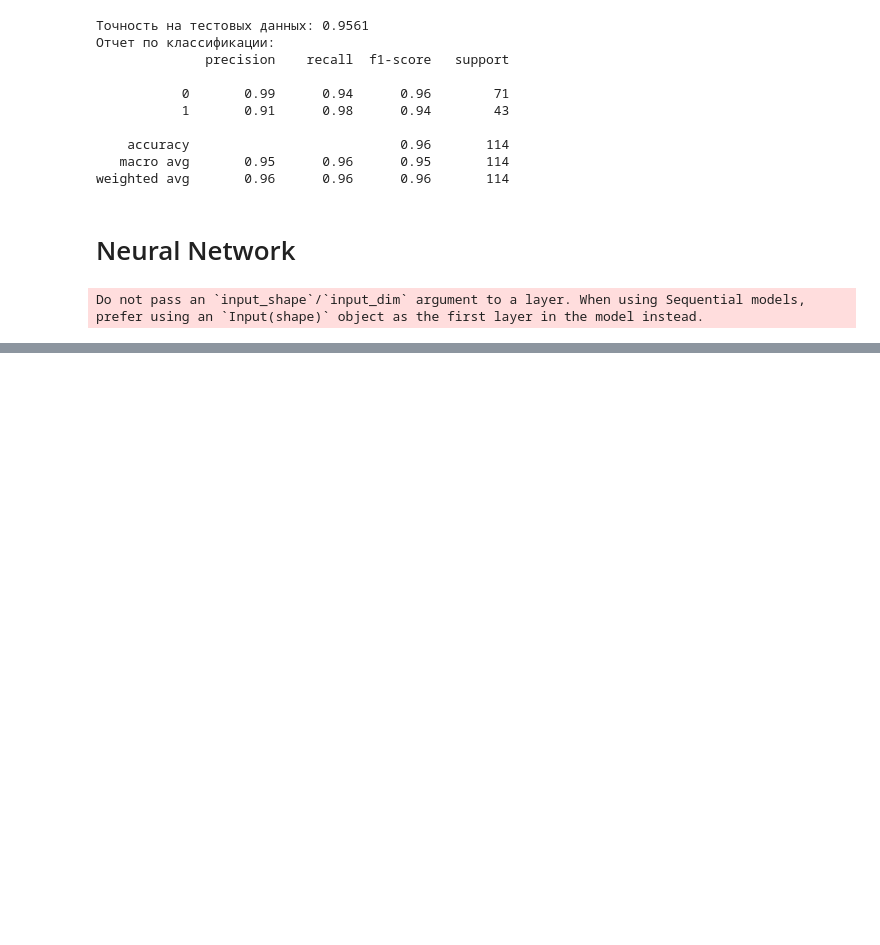
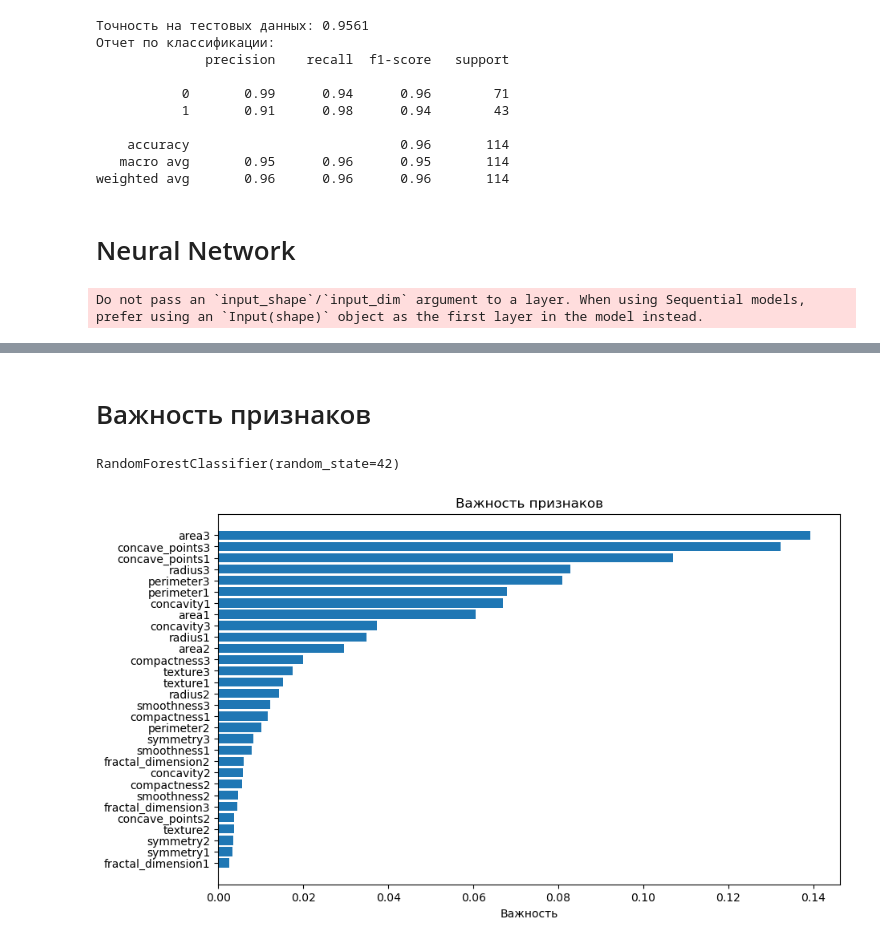
Before and after one commit to VinogradovAI/breast_cancer_prediction, a Jupyter notebook: notebooks/personal_notebooks/EDA_Ryzhov_LOG.ipynb, the cells around one changed output, grey strips where cells are left out. Drawn from its saved outputs; the diff is of its cells as text; code cells hidden in the pictures; blank space fills up the shorter version.

```diff
--- a/notebooks/personal_notebooks/EDA_Ryzhov_LOG.ipynb
+++ b/notebooks/personal_notebooks/EDA_Ryzhov_LOG.ipynb
@@ -784,0 +862,22 @@ plt.show()
+# %% [markdown]
+# Важность признаков
+# %%
+model = RandomForestClassifier(n_estimators=100, random_state=42)
+model.fit(X, y)
+# %% [output]
+RandomForestClassifier(random_state=42)
+# %%
+importances = model.feature_importances_
+feature_names = X.columns
+
+# Сортировка признаков по важности
+indices = np.argsort(importances)
+
+plt.figure(figsize=(10, 6))
+plt.title('Важность признаков')
+plt.barh(range(len(indices)), importances[indices], align='center')
+plt.yticks(range(len(indices)), [feature_names[i] for i in indices])
+plt.xlabel('Важность')
+plt.show()
+# %% [output]
+[figure, added]
```
Also changed, not shown: parts of 11 cells of this notebook.
